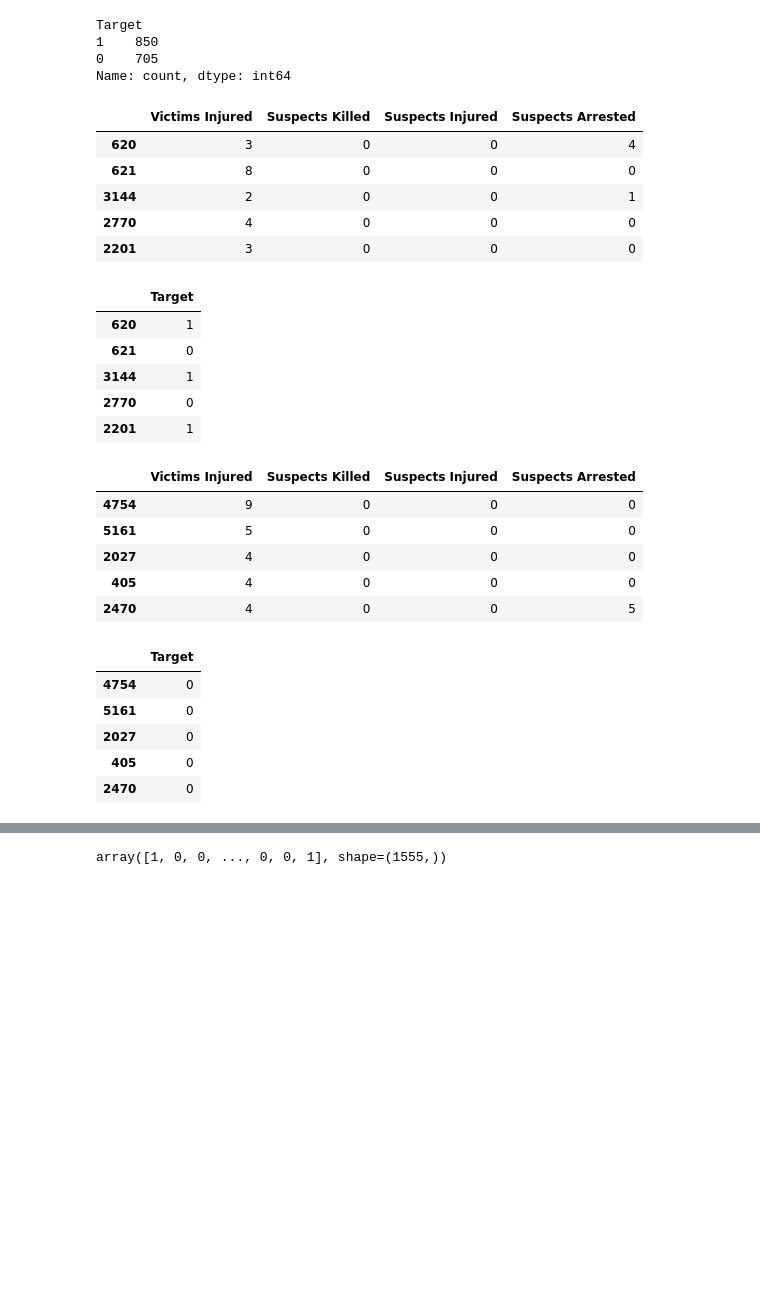
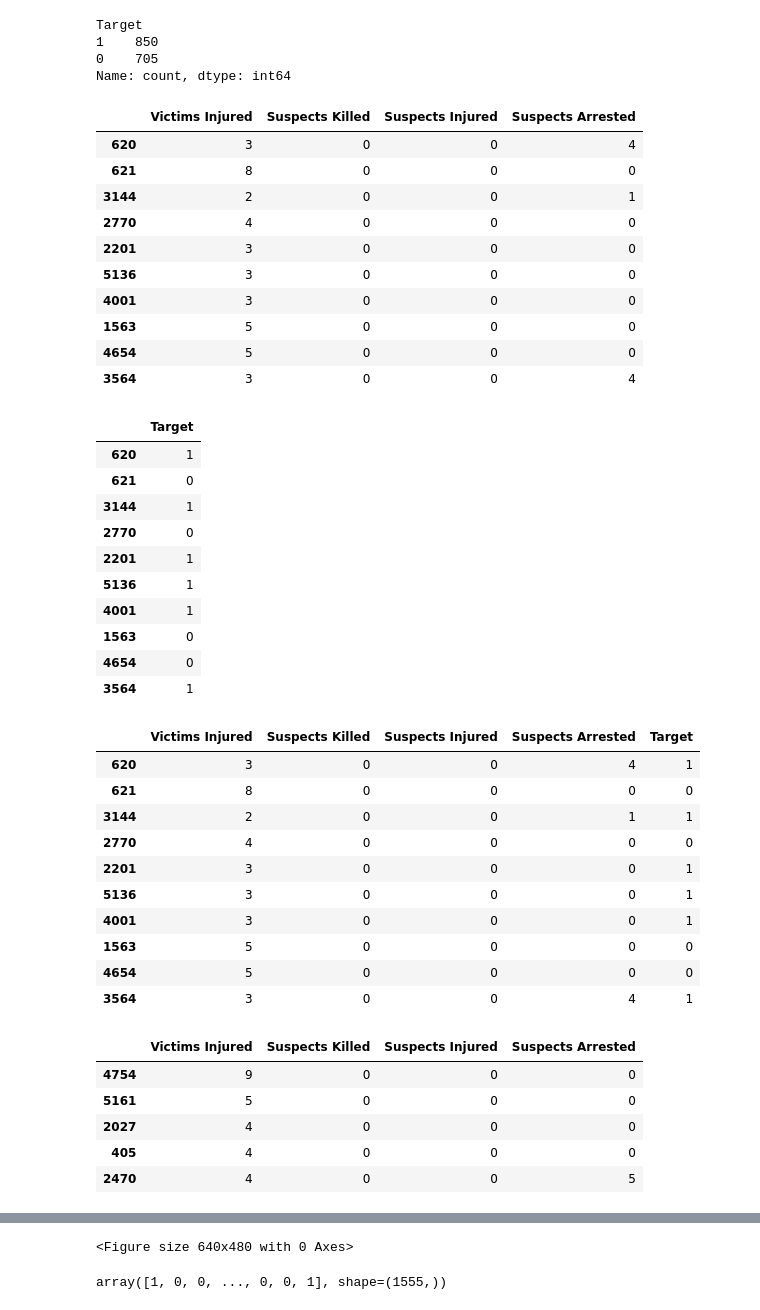
Before and after one commit to kayleedehncke/kayleedehncke_ml-github.io, a Jupyter notebook: website/data/naive.ipynb, the cells around one changed output, grey strips where cells are left out. Drawn from its saved outputs; the diff is of its cells as text; code cells hidden in the pictures; blank space fills up the shorter version.

```diff
--- a/website/data/naive.ipynb
+++ b/website/data/naive.ipynb
@@ -60,35 +61,56 @@ Name: count, dtype: int64
 # %%
 # display the data after splitting
 
 # training set
-display(pd.DataFrame(X_train).head())
-display(pd.DataFrame(y_train).head())
+display(pd.DataFrame(X_train).head(10))
+display(pd.DataFrame(y_train).head(10))
+
+# combine X_train and y_train for better visualization
+train_df = pd.concat([pd.DataFrame(X_train), pd.DataFrame(y_train, columns=["Target"])], axis=1)
+display(train_df.head(10))
+os.makedirs('../../recourses/img/tables', exist_ok=True)
+plt.savefig('../../recourses/img/tables', bbox_inches='tight', dpi=300)
 
 # test set
 display(pd.DataFrame(X_test).head())
 display(pd.DataFrame(y_test).head())
 # %% [output]
 |  | Victims Injured | Suspects Killed | Suspects Injured | Suspects Arrested |
 | 620 | 3 | 0 | 0 | 4 |
 | 621 | 8 | 0 | 0 | 0 |
 | 3144 | 2 | 0 | 0 | 1 |
 | 2770 | 4 | 0 | 0 | 0 |
 | 2201 | 3 | 0 | 0 | 0 |
+| 5136 | 3 | 0 | 0 | 0 |
+| 4001 | 3 | 0 | 0 | 0 |
+| 1563 | 5 | 0 | 0 | 0 |
+| 4654 | 5 | 0 | 0 | 0 |
+| 3564 | 3 | 0 | 0 | 4 |
 |  | Target |
 | 620 | 1 |
 | 621 | 0 |
 | 3144 | 1 |
 | 2770 | 0 |
 | 2201 | 1 |
+| 5136 | 1 |
+| 4001 | 1 |
+| 1563 | 0 |
+| 4654 | 0 |
+| 3564 | 1 |
-|  | Victims Injured | Suspects Killed | Suspects Injured | Suspects Arrested |
-| 4754 | 9 | 0 | 0 | 0 |
-| 5161 | 5 | 0 | 0 | 0 |
-| 2027 | 4 | 0 | 0 | 0 |
-| 405 | 4 | 0 | 0 | 0 |
-| 2470 | 4 | 0 | 0 | 5 |
+|  | Victims Injured | Suspects Killed | Suspects Injured | Suspects Arrested | Target |
+| 620 | 3 | 0 | 0 | 4 | 1 |
+| 621 | 8 | 0 | 0 | 0 | 0 |
+| 3144 | 2 | 0 | 0 | 1 | 1 |
+| 2770 | 4 | 0 | 0 | 0 | 0 |
+| 2201 | 3 | 0 | 0 | 0 | 1 |
+| 5136 | 3 | 0 | 0 | 0 | 1 |
+| 4001 | 3 | 0 | 0 | 0 | 1 |
+| 1563 | 5 | 0 | 0 | 0 | 0 |
+| 4654 | 5 | 0 | 0 | 0 | 0 |
+| 3564 | 3 | 0 | 0 | 4 | 1 |
-|  | Target |
-| 4754 | 0 |
-| 5161 | 0 |
-| 2027 | 0 |
-| 405 | 0 |
-| 2470 | 0 |
+|  | Victims Injured | Suspects Killed | Suspects Injured | Suspects Arrested |
+| 4754 | 9 | 0 | 0 | 0 |
+| 5161 | 5 | 0 | 0 | 0 |
+| 2027 | 4 | 0 | 0 | 0 |
+| 405 | 4 | 0 | 0 | 0 |
+| 2470 | 4 | 0 | 0 | 5 |
@@ -95,3 +123,4 @@ display(pd.DataFrame(y_test).head())
+<Figure size 640x480 with 0 Axes>
 # %%
 from sklearn.preprocessing import StandardScaler
 sc = StandardScaler()
```
Also changed, not shown: parts of 2 cells of this notebook, 7 other files.
